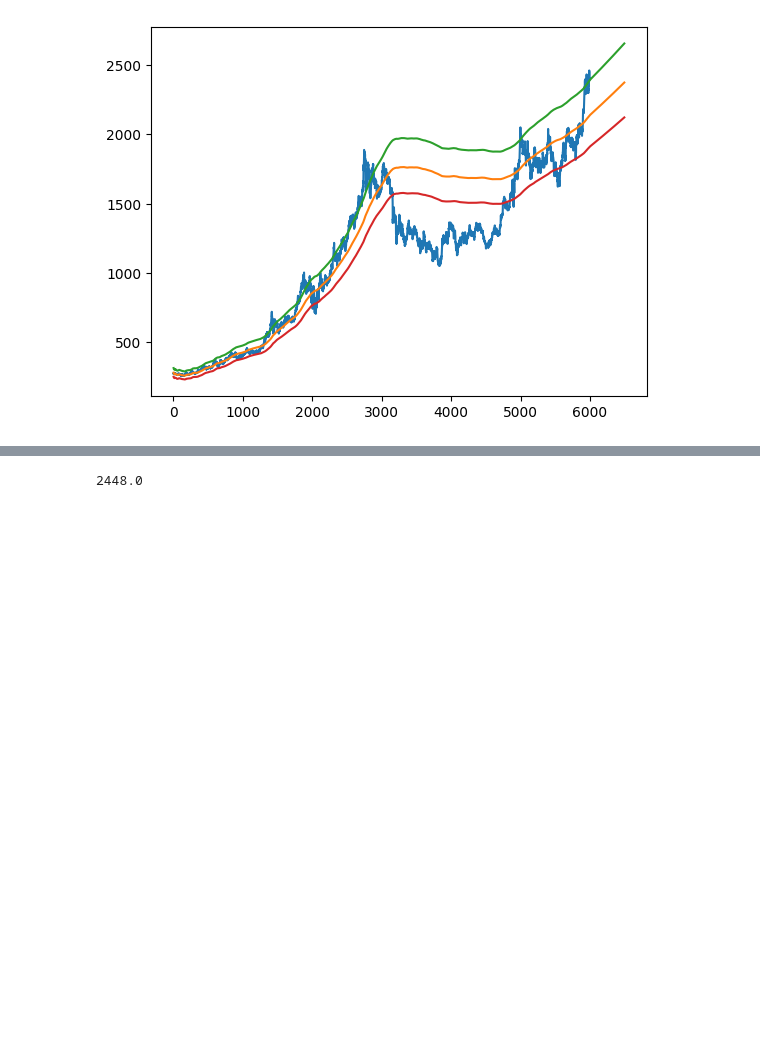
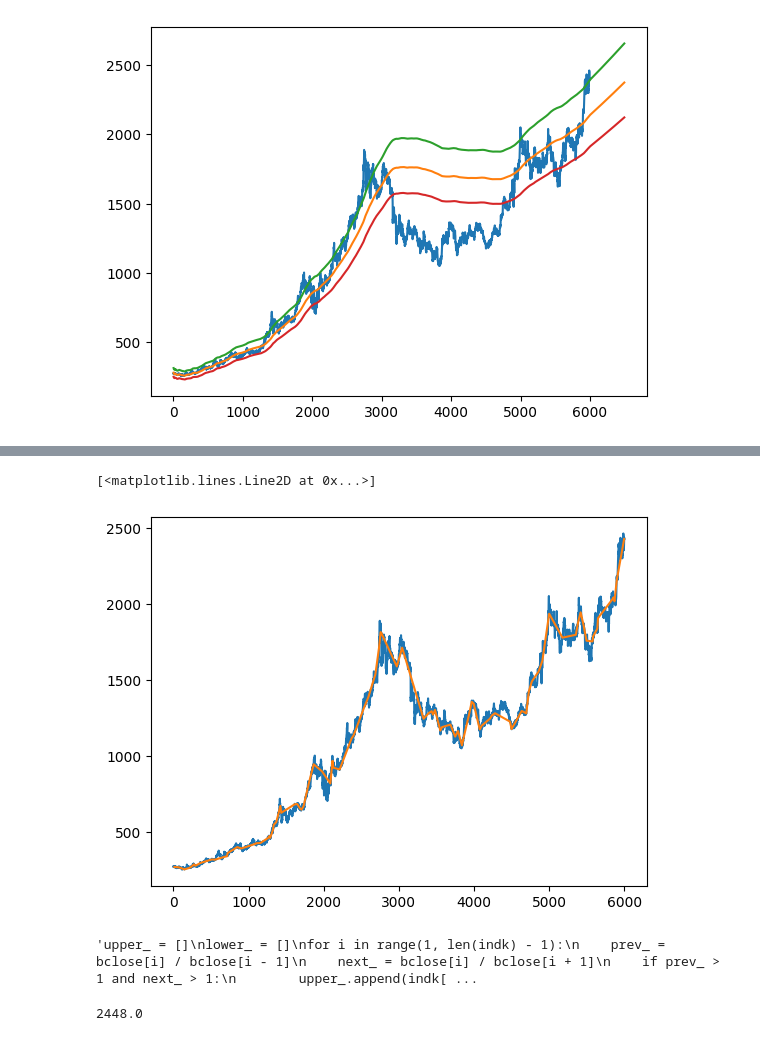
Before and after one commit to bahram3000/all_project, a Jupyter notebook: clean_project/pre_test_my_pakage_func.ipynb, the cells around one changed output, grey strips where cells are left out. Saved outputs shown, nothing was run; the diff lists cells and outputs as text; code cells hidden in the pictures; blank space fills up the shorter version.

```diff
--- a/clean_project/pre_test_my_pakage_func.ipynb
+++ b/clean_project/pre_test_my_pakage_func.ipynb
@@ -1220,3 +1220,7 @@ plt.plot(befc2)
  <matplotlib.lines.Line2D at 0x...>,
  <matplotlib.lines.Line2D at 0x...>]
 [figure]
+# %%
+indk = key_index(bclose, 100, 1000)
+# %%
+indk = np.sort(indk)
@@ -1222,0 +1239,20 @@ plt.plot(befc2)
+# %%
+plt.plot(bclose)
+plt.plot(indk, bclose[indk])
+# %% [output]
+[<matplotlib.lines.Line2D at 0x...>]
+[figure, added]
+# %%
+'''upper_ = []
+lower_ = []
+for i in range(1, len(indk) - 1):
+    prev_ = bclose[i] / bclose[i - 1]
+    next_ = bclose[i] / bclose[i + 1]
+    if prev_ > 1 and next_ > 1:
+        upper_.append(indk[i])
+    elif prev_ < 1 and next_ < 1:
+        lower_.append(indk[i])
+    else:
+        continue'''
+# %% [output]
+'upper_ = []\nlower_ = []\nfor i in range(1, len(indk) - 1):\n    prev_ = bclose[i] / bclose[i - 1]\n    next_ = bclose[i] / bclose[i + 1]\n    if prev_ > 1 and next_ > 1:\n        upper_.append(indk[ ...
```
Also changed, not shown: parts of 7 cells of this notebook, 1 other file.
